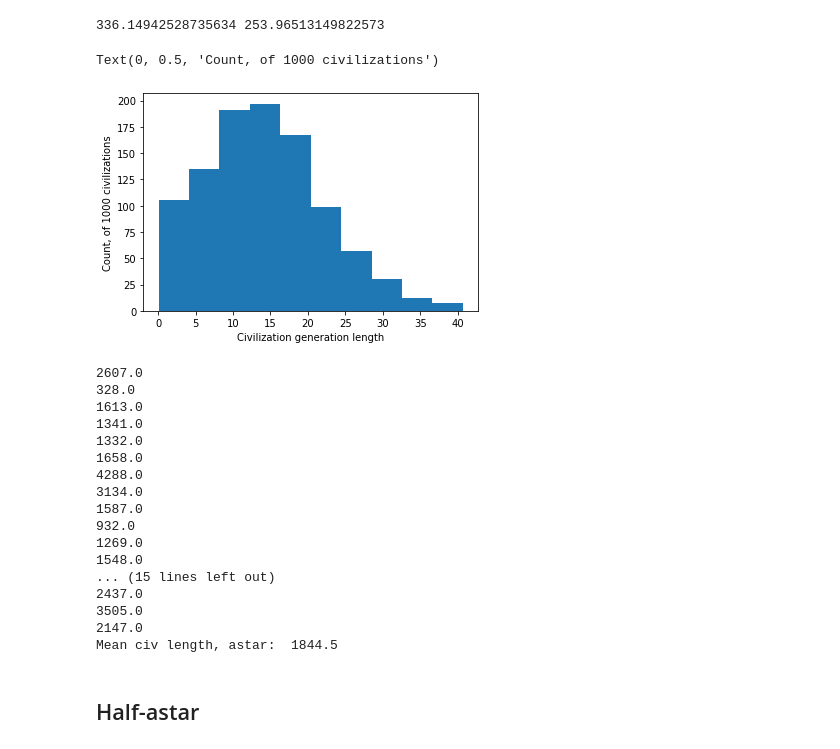
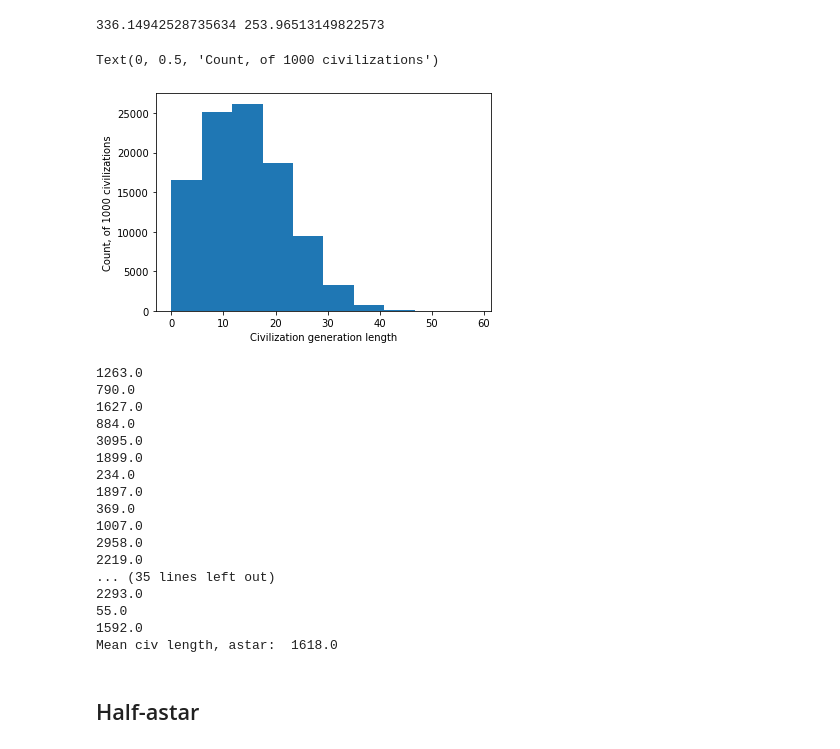
Before and after one commit to soundofives/worldbuilding, a Jupyter notebook: dnd-progs/technology_timeline.ipynb, the cells around one changed output. Drawn from its saved outputs; the diff is of its cells as text; code cells hidden in the pictures.

```diff
--- a/dnd-progs/technology_timeline.ipynb
+++ b/dnd-progs/technology_timeline.ipynb
@@ -353,8 +541,4 @@ Chivalric code 14628
 # %%
-gen_human = 27
-gen_astar = 120
-gen_waith = 2000
-
 tech_astar = copy.deepcopy(tech_gens)
 tech_astar = gettechs(tech_astar,gen_astar)
 
@@ -363,5 +547,5 @@ astar_neolithic = 39700
 astar_shift = astar_neolithic - tech_astar[astar_shift_index][1]
 
 #For only up to Nos Mori dark age, use :47
-printtechs(tech_astar[45:90],astar_shift)
+printtechs(tech_astar[45:50],astar_shift)
 # %% [output]
@@ -748,43 +893,43 @@ def get_civ_rand():
 336.14942528735634 253.96513149822573
 # %%
 civlenlist = []
-for i in range(0,1000):
+for i in range(0,100000):
     newciv = get_civ_rand()
     if newciv > 0:
         civlenlist.append(newciv)
 
 plt.hist(civlenlist)
 plt.xlabel("Civilization generation length")
 plt.ylabel("Count, of 1000 civilizations")
 # %% [output]
 Text(0, 0.5, 'Count, of 1000 civilizations')
-[figure, old version]
+[figure, new version]
 # %%
 #make a list of astar civilization lengths
 astar_civ_lens = []
-for civ in range(0,30):
+for civ in range(0,50):
     astar_civ_lens.append(np.round(gen_astar*get_civ_rand()))
     print(astar_civ_lens[-1])
 
 print("Mean civ length, astar: ",np.mean(astar_civ_lens))
 # %% [output]
-2607.0
-328.0
-1613.0
-1341.0
-1332.0
-1658.0
-4288.0
-3134.0
-1587.0
-932.0
-1269.0
-1548.0
-... (15 lines left out)
-2437.0
-3505.0
-2147.0
-Mean civ length, astar:  1844.5
+1263.0
+790.0
+1627.0
+884.0
+3095.0
+1899.0
+234.0
+1897.0
+369.0
+1007.0
+2958.0
+2219.0
+... (35 lines left out)
+2293.0
+55.0
+1592.0
+Mean civ length, astar:  1618.0
 # %% [markdown]
 ## Half-astar
 # %%
```
Also changed, not shown: parts of 34 cells of this notebook, 53 other files.
